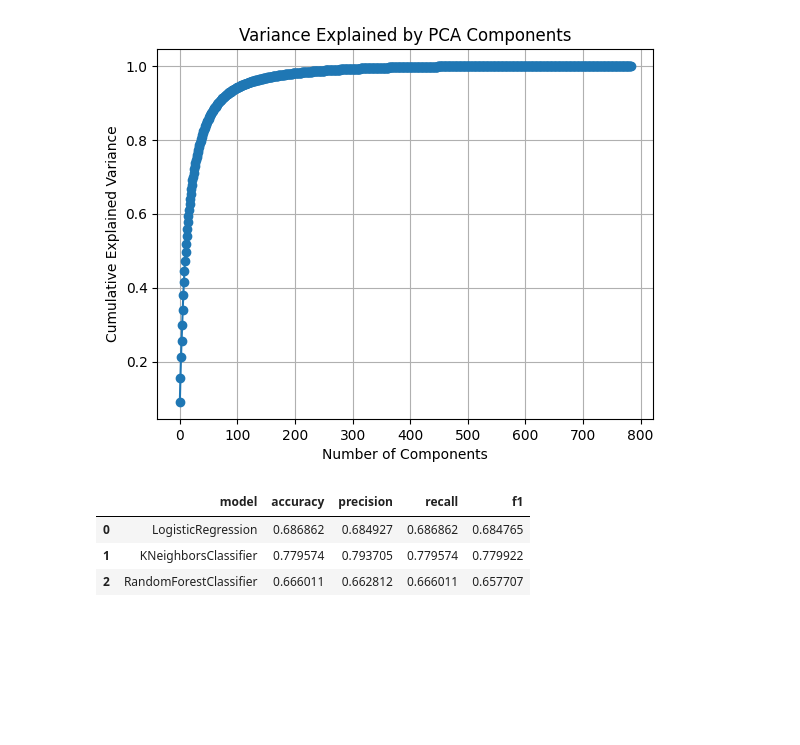
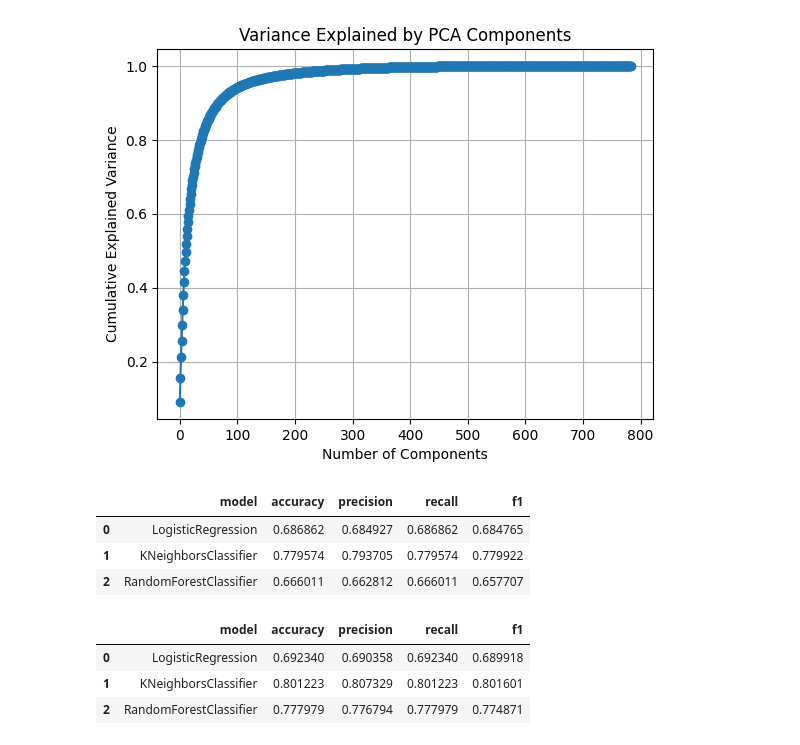
Before and after one commit to CrazyBitDev/ML-handwritten-characters-recognition, a Jupyter notebook: ingusciEMNISTBalanced.ipynb, the cells around one changed output. Cells and saved outputs as stored; diff of their text form; code cells hidden in the pictures; blank space fills up the shorter version.

```diff
--- a/ingusciEMNISTBalanced.ipynb
+++ b/ingusciEMNISTBalanced.ipynb
@@ -355,5 +517,24 @@ results_df
 | 0 | LogisticRegression | 0.686862 | 0.684927 | 0.686862 | 0.684765 |
 | 1 | KNeighborsClassifier | 0.779574 | 0.793705 | 0.779574 | 0.779922 |
 | 2 | RandomForestClassifier | 0.666011 | 0.662812 | 0.666011 | 0.657707 |
+# %%
+# final metrics
+results_df = pd.DataFrame(columns=['model', 'accuracy', 'precision', 'recall', 'f1'])
+for model, metrics in results_best_params.items():
+    row = pd.DataFrame({
+        'model': [model],
+        'accuracy': [metrics['metrics']['accuracy']],
+        'precision': [metrics['metrics']['precision']],
+        'recall': [metrics['metrics']['recall']],
+        'f1': [metrics['metrics']['f1']]
+    })
+    results_df = pd.concat([results_df, row], ignore_index=True)
+
+results_df
+# %% [output]
+|  | model | accuracy | precision | recall | f1 |
+| 0 | LogisticRegression | 0.692340 | 0.690358 | 0.692340 | 0.689918 |
+| 1 | KNeighborsClassifier | 0.801223 | 0.807329 | 0.801223 | 0.801601 |
+| 2 | RandomForestClassifier | 0.777979 | 0.776794 | 0.777979 | 0.774871 |
 # %%
 # the confusion matrix for each model
```
Also changed, not shown: parts of 14 cells of this notebook, 4 other files.
